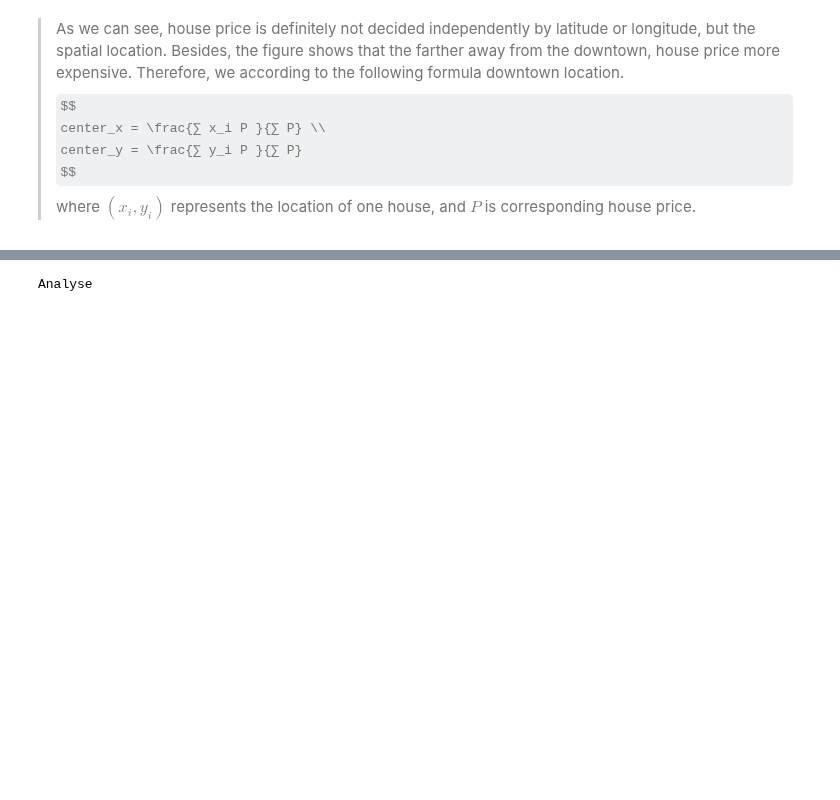
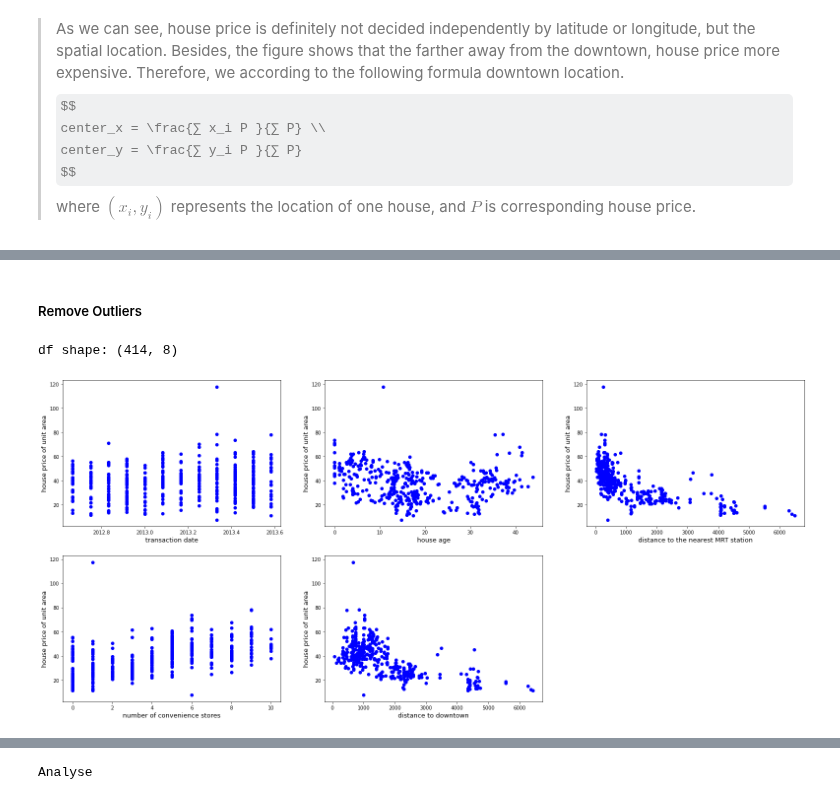
Before and after one commit to For-Chance/CourseOfConstructionInformation, a Jupyter notebook: FinalTask/solution.ipynb, the cells around one changed output, grey strips where cells are left out. Drawn from its saved outputs; the diff is of its cells as text; code cells hidden in the pictures; some formulas as TeX source; blank space fills up the shorter version.

```diff
--- a/FinalTask/solution.ipynb
+++ b/FinalTask/solution.ipynb
@@ -109,0 +86,37 @@ downtown loation is (24.9715, 121.5365)
+# %% [markdown]
+##### Remove Outliers
+# %%
+# Draw a scatter diagram to check the outliers
+def plotScatter():
+  plt.figure(figsize=(27, 12))
+
+  plt.subplot(2, 3, 1)
+  plt.scatter(x=df.X1, y=df.Y, color='b')
+  plt.xlabel("transaction date", fontsize=13)
+  plt.ylabel("house price of unit area", fontsize=13)
+
+  plt.subplot(2, 3, 2)
+  plt.scatter(x=df.X2, y=df.Y, color='b')
+  plt.xlabel("house age", fontsize=13)
+  plt.ylabel("house price of unit area", fontsize=13)
+
+  plt.subplot(2, 3, 3)
+  plt.scatter(x=df.X3, y=df.Y, color='b')
+  plt.xlabel("distance to the nearest MRT station", fontsize=13)
+  plt.ylabel("house price of unit area", fontsize=13)
+
+  plt.subplot(2, 3, 4)
+  plt.scatter(x=df.X4, y=df.Y, color='b')
+  plt.xlabel("number of convenience stores", fontsize=13)
+  plt.ylabel("house price of unit area", fontsize=13)
+
+  plt.subplot(2, 3, 5)
+  plt.scatter(x=df.X7, y=df.Y, color='b')
+  plt.xlabel("distance to downtown", fontsize=13)
+  plt.ylabel("house price of unit area", fontsize=13)
+
+print(f'df shape: {df.shape}')
+plotScatter()
+# %% [output]
+df shape: (414, 8)
+[figure, added]
```
Also changed, not shown: parts of 18 cells of this notebook.
